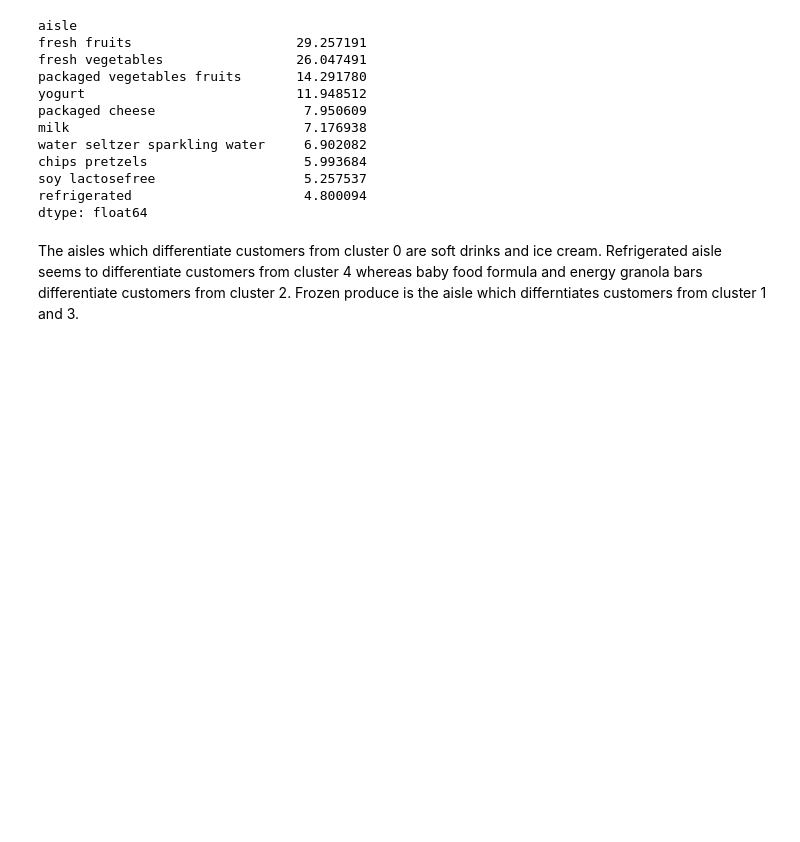
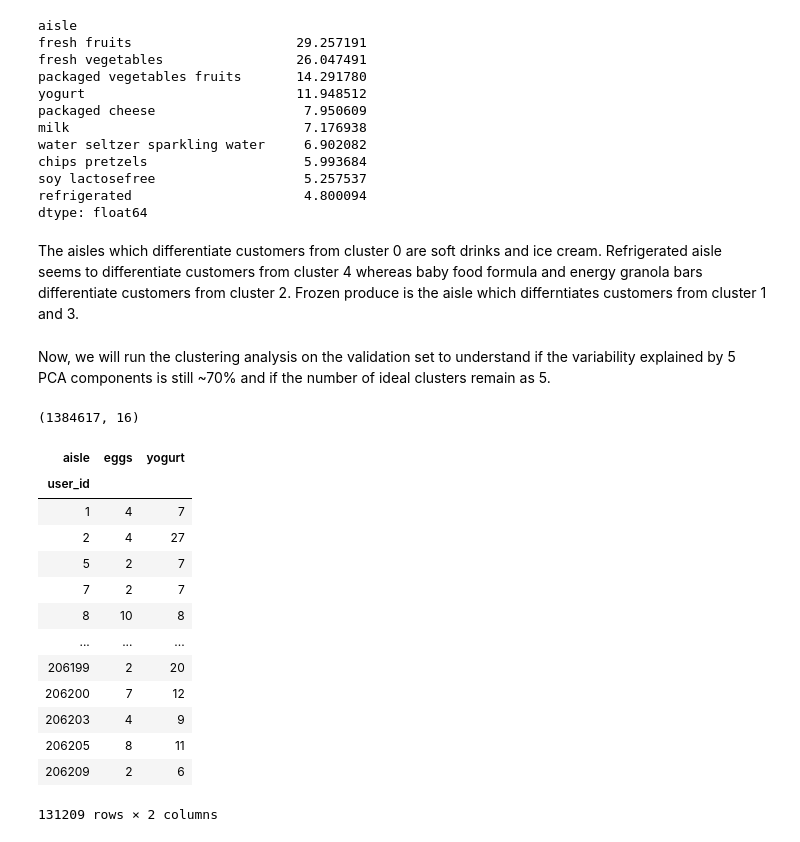
Before and after one commit to yashwanthky/Instacart_Market_Basket_Analysis, a Jupyter notebook: Data_Loading_Exploration.ipynb, the cells around one changed output. Saved outputs shown, nothing was run; the diff lists cells and outputs as text; code cells hidden in the pictures; blank space fills up the shorter version.

```diff
--- a/Data_Loading_Exploration.ipynb
+++ b/Data_Loading_Exploration.ipynb
@@ -1085,3 +1102,5 @@ refrigerated                      4.800094
 dtype: float64
 # %% [markdown]
 The aisles which differentiate customers from cluster 0 are soft drinks and ice cream. Refrigerated aisle seems to differentiate customers from cluster 4 whereas baby food formula and energy granola bars differentiate customers from cluster 2. Frozen produce is the aisle which differntiates customers from cluster 1 and 3.
+# %% [markdown]
+Now, we will run the clustering analysis on the validation set to understand if the variability explained by 5 PCA components is still ~70% and if the number of ideal clusters remain as 5.
@@ -1087,0 +1112,22 @@ The aisles which differentiate customers from cluster 0 are soft drinks and ice
+# %%
+merged_data_test.shape
+# %% [output]
+(1384617, 16)
+# %%
+cust_aisle_test = pd.crosstab(merged_data_test['user_id'], merged_data['aisle'])
+cust_aisle_test
+# %% [output]
+| aisle | eggs | yogurt |
+| user_id |  |  |
+| 1 | 4 | 7 |
+| 2 | 4 | 27 |
+| 5 | 2 | 7 |
+| 7 | 2 | 7 |
+| 8 | 10 | 8 |
+| ... | ... | ... |
+| 206199 | 2 | 20 |
+| 206200 | 7 | 12 |
+| 206203 | 4 | 9 |
+| 206205 | 8 | 11 |
+| 206209 | 2 | 6 |
+131209 rows × 2 columns
```
Also changed, not shown: parts of 35 cells of this notebook.
